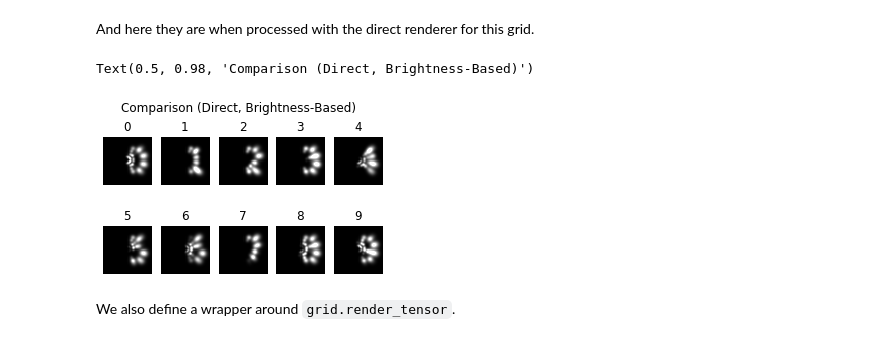
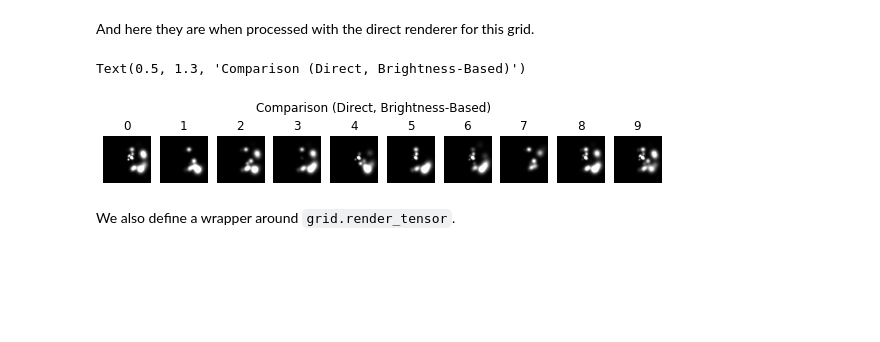
Before and after one commit to wjmn/bmedsc-exploratory, a Jupyter notebook: 03-psychophysics/cgan.ipynb, the cells around one changed output. Drawn from its saved outputs; the diff is of its cells as text; code cells hidden in the pictures; blank space fills up the shorter version.

Commit message:
Polar random grid done with hole-filling

```diff
--- a/03-psychophysics/cgan.ipynb
+++ b/03-psychophysics/cgan.ipynb
@@ -33,7 +31,7 @@ Using TensorFlow backend.
 # %% [markdown]
 These parameters set the grid for testing.
 # %%
-gridType= PolarGrid
+gridType= RandomPolarGrid
 gridParam1 = 8
 gridParam2 = 8
 gridVectorLength = gridParam1 * gridParam2
@@ -125,19 +123,18 @@ for i in range(10):
 And here they are when processed with the direct renderer for this grid.
 # %%
 # COMPARISON
-fig = plt.figure(figsize=(5,3))
+fix, axes = plt.subplots(1, 10, figsize=(10, 1))
 
 for i in range(10):
-    plt.subplot(2, 5, i+1)
     stimulus = Stimulus(digit_to_image(i, 0.7, 0.45), grid)
-    plt.imshow(grid.render(stimulus.vector), cmap='gray', vmin=-1, vmax=1)
-    plt.title(i)
-    plt.axis('off')
+    axes[i].imshow(grid.render(stimulus.vector), cmap='gray', vmin=-1, vmax=1)
+    axes[i].set_title(i)
+    axes[i].axis('off')
 
-plt.suptitle(f"Comparison (Direct, Brightness-Based)")
+plt.suptitle(f"Comparison (Direct, Brightness-Based)", y=1.3)
 # %% [output]
-Text(0.5, 0.98, 'Comparison (Direct, Brightness-Based)')
+Text(0.5, 1.3, 'Comparison (Direct, Brightness-Based)')
-[figure, old version]
+[figure, new version]
 # %% [markdown]
 We also define a wrapper around `grid.render_tensor`.
 # %% [markdown]
```
Also changed, not shown: parts of 20 cells of this notebook, 14 other files.
